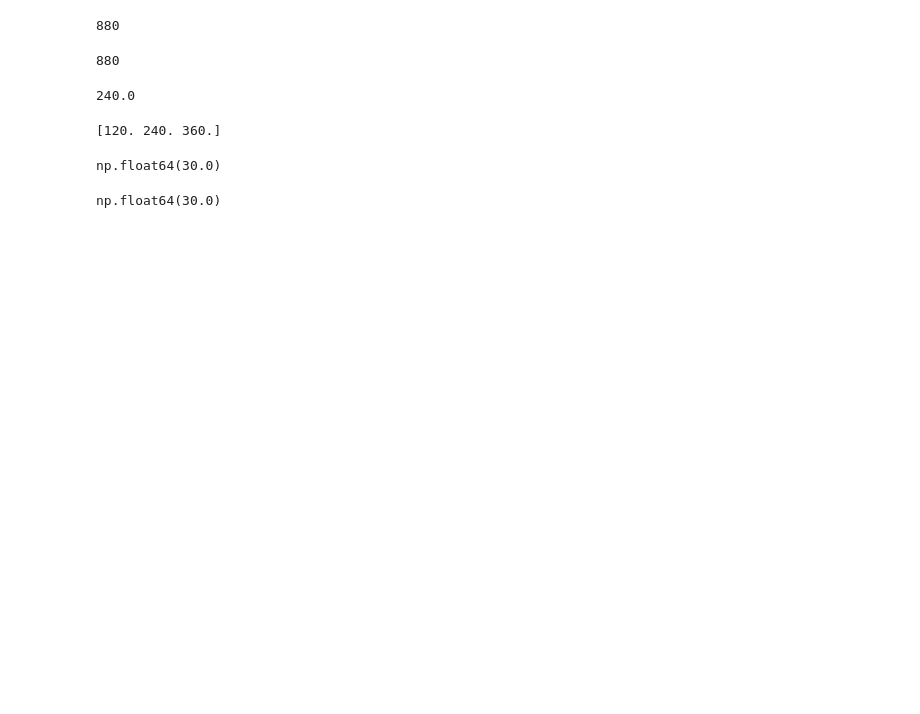
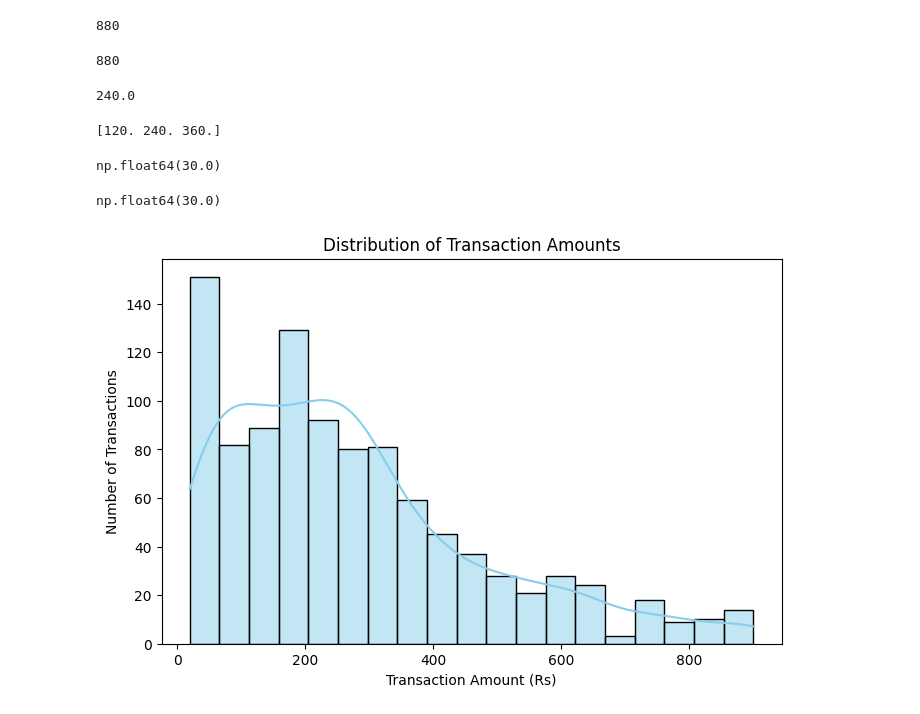
Before and after one commit to Sabahat-Tufail/EDA, a Jupyter notebook: EDA_chap1_python_cookbook.ipynb, the cells around one changed output. Cells and saved outputs as stored; diff of their text form; code cells hidden in the pictures; blank space fills up the shorter version.

```diff
--- a/EDA_chap1_python_cookbook.ipynb
+++ b/EDA_chap1_python_cookbook.ipynb
@@ -18,8 +21,6 @@ df.head()
 | 2 | 3 | 11/20/2022 | Vadapav | Fastfood | 20 | 1 | 20 | Cash | ... |
 | 3 | 4 | 02-03-2023 | Sugarcane juice | Beverages | 25 | 6 | 150 | Online | ... |
 | 4 | 5 | 10-02-2022 | Sugarcane juice | Beverages | 25 | 8 | 200 | Online | ... |
-# %%
-df=df[['item_name','item_price','quantity','transaction_amount']]
 # %%
 #display info about data set
 df.head()
@@ -159,3 +160,14 @@ np.float64(30.0)
 # %%
 #You often don’t land exactly on a data point.
 #So, we need to interpolate between two values to estimate Q1 and Q3.
+# %%
+#Sales Amount Distribution (Histogram + KDE)
+
+plt.figure(figsize=(8, 5))
+sns.histplot(df['transaction_amount'], kde=True, color='skyblue')
+plt.title("Distribution of Transaction Amounts")
+plt.xlabel("Transaction Amount (Rs)")
+plt.ylabel("Number of Transactions")
+plt.show()
+# %% [output]
+[figure, added]
```
Also changed, not shown: parts of 12 cells of this notebook.
